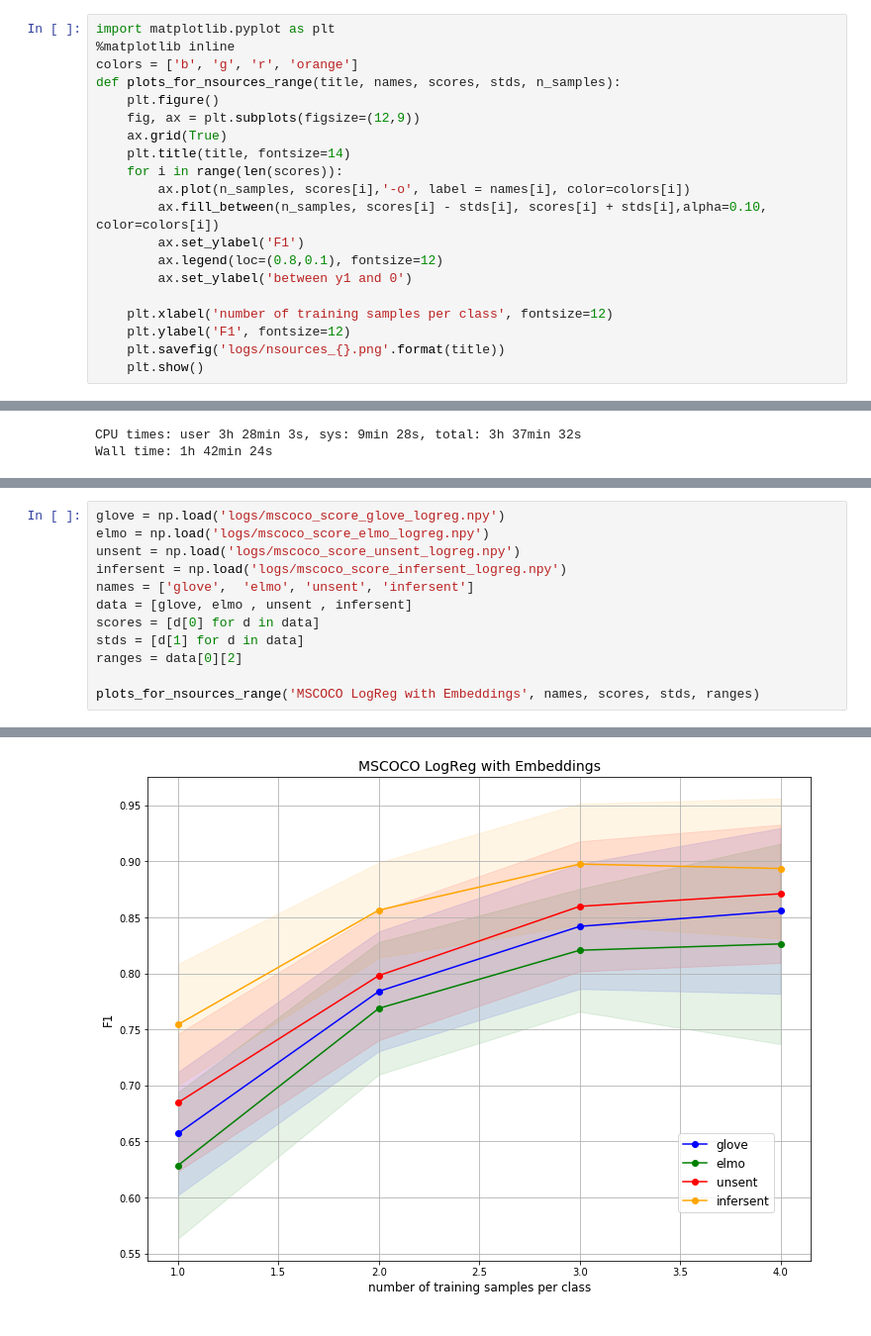
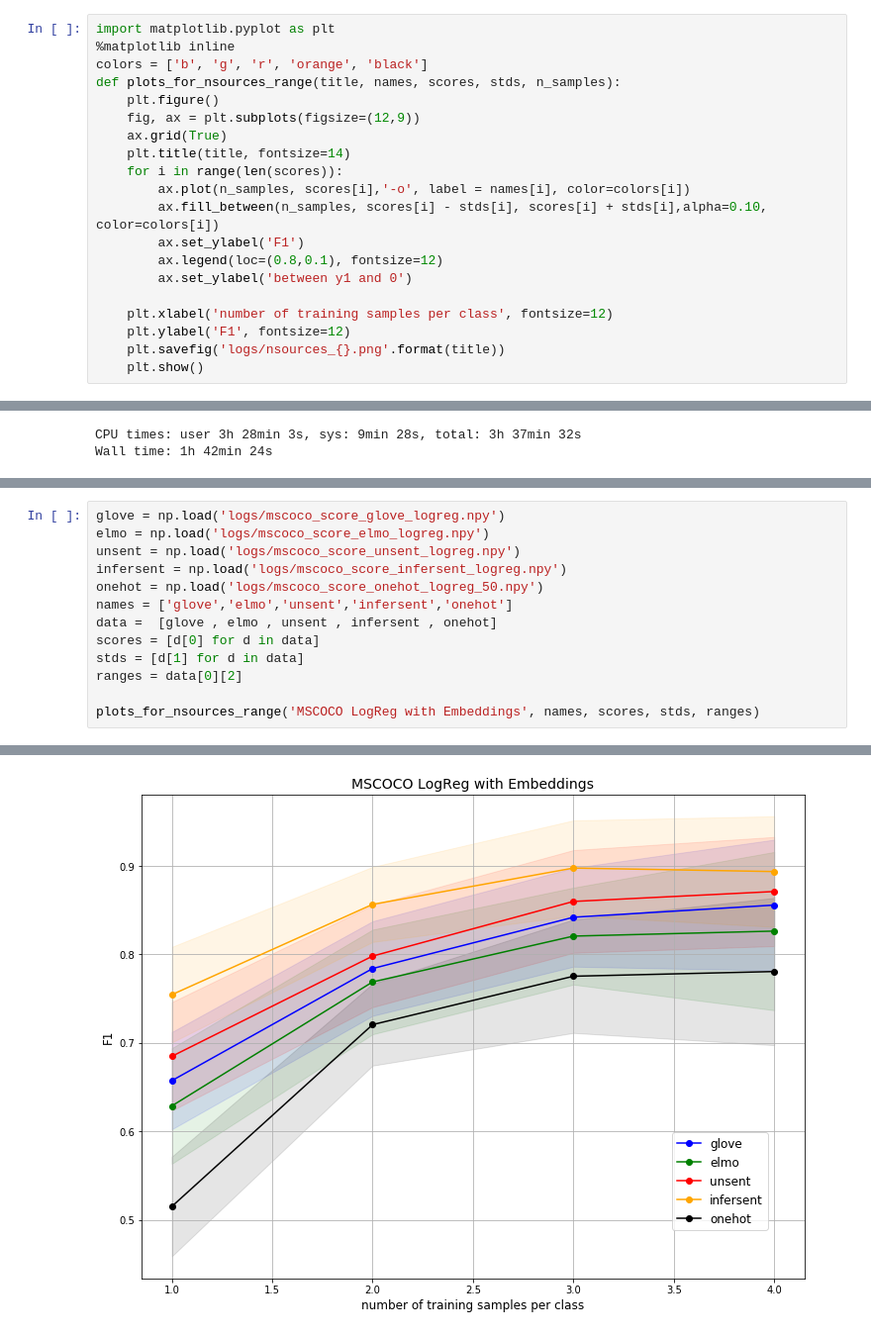
Before and after one commit to ale3otik/paraphrases-generator, a Jupyter notebook: mscoco_captions_understanding.ipynb, the cells around one changed output, grey strips where cells are left out. Shown: that part at 99% size. Drawn from its saved outputs; the diff is of its cells as text.

Commit message:
upd ipynb with plots

```diff
--- a/mscoco_captions_understanding.ipynb
+++ b/mscoco_captions_understanding.ipynb
@@ -521,7 +521,7 @@ run(rf_classifier,
 # %%
 import matplotlib.pyplot as plt
 %matplotlib inline
-colors = ['b', 'g', 'r', 'orange']
+colors = ['b', 'g', 'r', 'orange', 'black']
 def plots_for_nsources_range(title, names, scores, stds, n_samples):
     plt.figure()
     fig, ax = plt.subplots(figsize=(12,9))
@@ -602,15 +605,16 @@ process_for_sources_range(name,logreg_classifier, onehot_embs_function, n_source
 # %%
 glove = np.load('logs/mscoco_score_glove_logreg.npy')
 elmo = np.load('logs/mscoco_score_elmo_logreg.npy')
 unsent = np.load('logs/mscoco_score_unsent_logreg.npy')
 infersent = np.load('logs/mscoco_score_infersent_logreg.npy')
-names = ['glove',  'elmo', 'unsent', 'infersent']
-data = [glove, elmo , unsent , infersent]
+onehot = np.load('logs/mscoco_score_onehot_logreg_50.npy')
+names = ['glove','elmo','unsent','infersent','onehot']
+data =  [glove , elmo , unsent , infersent , onehot]
 scores = [d[0] for d in data]
 stds = [d[1] for d in data]
 ranges = data[0][2]
 
 plots_for_nsources_range('MSCOCO LogReg with Embeddings', names, scores, stds, ranges)
 # %% [output]
 <matplotlib.figure.Figure at 0x...>
-[figure, old version]
+[figure, new version]
```
Also changed, not shown: parts of 1 cell of this notebook.
